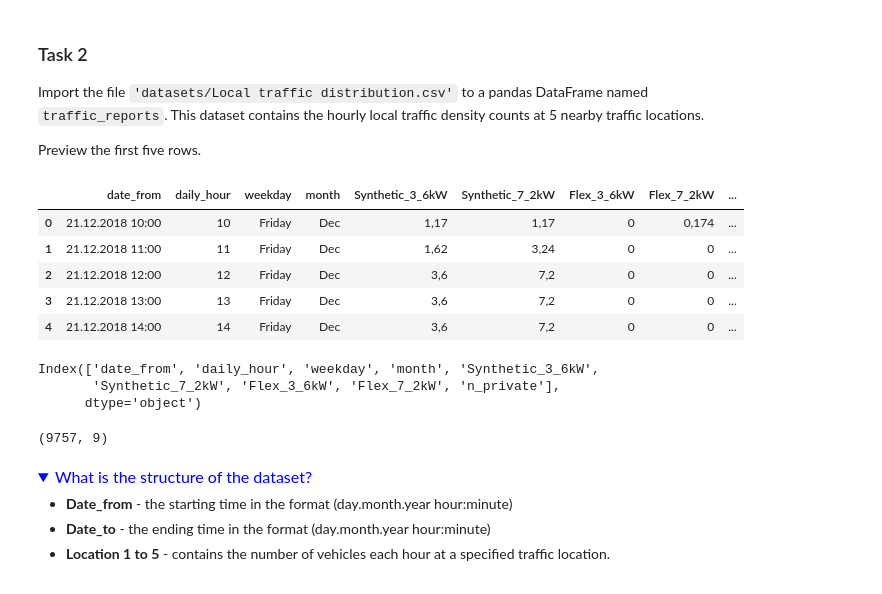
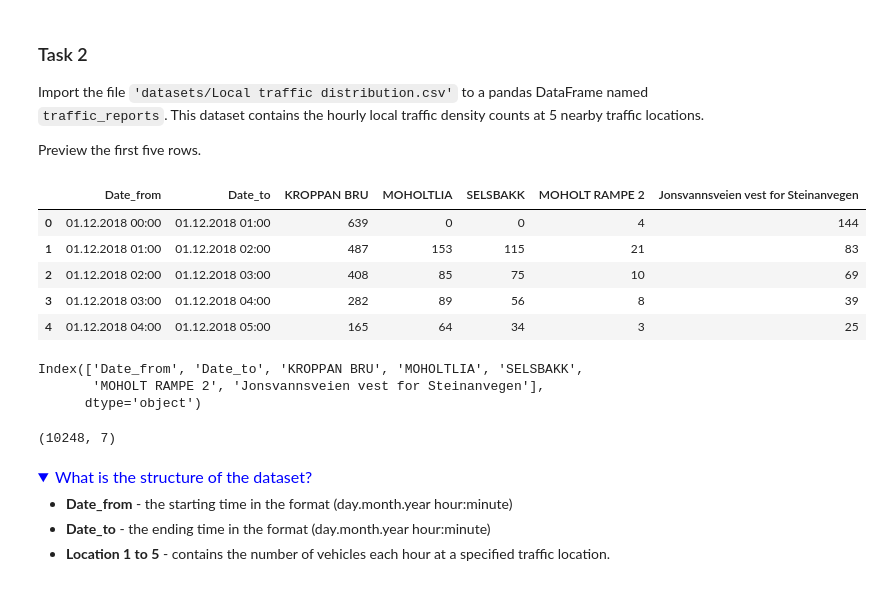
Before and after one commit to charlesgwellem/ev-charging-load-pytorch, a Jupyter notebook: Predicting Electric Vehicle Charging Loads.ipynb, the cells around one changed output. Saved outputs shown, nothing was run; the diff lists cells and outputs as text; code cells hidden in the pictures; folded sections open.

```diff
--- a/Predicting Electric Vehicle Charging Loads.ipynb
+++ b/Predicting Electric Vehicle Charging Loads.ipynb
@@ -86,25 +98,25 @@ Import the file `'datasets/Local traffic distribution.csv'` to a pandas DataFram
 
 Preview the first five rows.
 # %%
-traffic_reports = pd.read_csv("Dataset 3a_Hourly EV loads - Aggregated private.csv", sep=";")
+traffic_reports = pd.read_csv("Dataset 6_Local traffic distribution.csv", sep=";")
 traffic_reports.head()
 # %% [output]
-|  | date_from | daily_hour | weekday | month | Synthetic_3_6kW | Synthetic_7_2kW | Flex_3_6kW | Flex_7_2kW | ... |
-| 0 | 21.12.2018 10:00 | 10 | Friday | Dec | 1,17 | 1,17 | 0 | 0,174 | ... |
-| 1 | 21.12.2018 11:00 | 11 | Friday | Dec | 1,62 | 3,24 | 0 | 0 | ... |
-| 2 | 21.12.2018 12:00 | 12 | Friday | Dec | 3,6 | 7,2 | 0 | 0 | ... |
-| 3 | 21.12.2018 13:00 | 13 | Friday | Dec | 3,6 | 7,2 | 0 | 0 | ... |
-| 4 | 21.12.2018 14:00 | 14 | Friday | Dec | 3,6 | 7,2 | 0 | 0 | ... |
+|  | Date_from | Date_to | KROPPAN BRU | MOHOLTLIA | SELSBAKK | MOHOLT RAMPE 2 | Jonsvannsveien vest for Steinanvegen |
+| 0 | 01.12.2018 00:00 | 01.12.2018 01:00 | 639 | 0 | 0 | 4 | 144 |
+| 1 | 01.12.2018 01:00 | 01.12.2018 02:00 | 487 | 153 | 115 | 21 | 83 |
+| 2 | 01.12.2018 02:00 | 01.12.2018 03:00 | 408 | 85 | 75 | 10 | 69 |
+| 3 | 01.12.2018 03:00 | 01.12.2018 04:00 | 282 | 89 | 56 | 8 | 39 |
+| 4 | 01.12.2018 04:00 | 01.12.2018 05:00 | 165 | 64 | 34 | 3 | 25 |
 # %%
 traffic_reports.columns
 # %% [output]
-Index(['date_from', 'daily_hour', 'weekday', 'month', 'Synthetic_3_6kW',
-       'Synthetic_7_2kW', 'Flex_3_6kW', 'Flex_7_2kW', 'n_private'],
+Index(['Date_from', 'Date_to', 'KROPPAN BRU', 'MOHOLTLIA', 'SELSBAKK',
+       'MOHOLT RAMPE 2', 'Jonsvannsveien vest for Steinanvegen'],
       dtype='object')
 # %%
 traffic_reports.shape
 # %% [output]
-(9757, 9)
+(10248, 7)
 # %% [markdown]
 <details><summary style="display:list-item; font-size:16px; color:blue;">What is the structure of the dataset?</summary>
 
```
Also changed, not shown: parts of 40 cells of this notebook.
